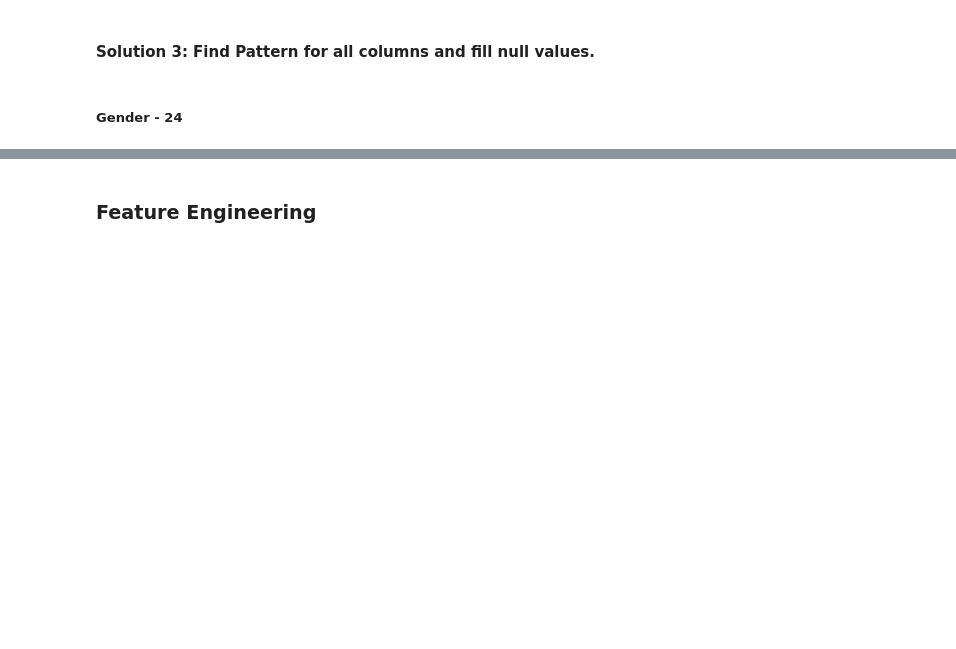
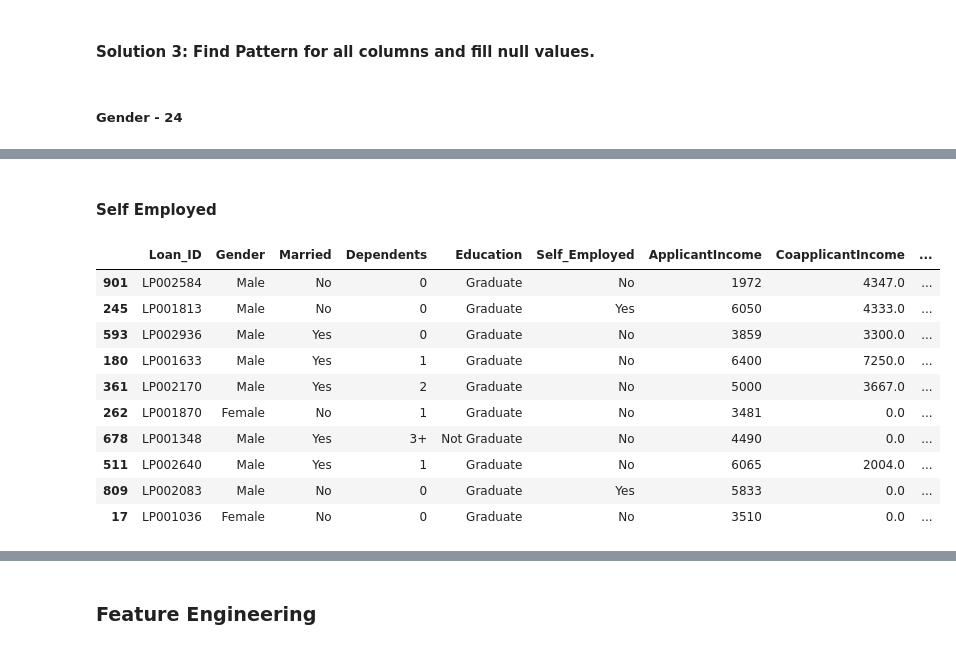
Before and after one commit to Dhruv-Chandra/Loan-Prediction, a Jupyter notebook: Loan_Prediction.ipynb, the cells around one changed output, grey strips where cells are left out. Saved outputs shown, nothing was run; the diff lists cells and outputs as text; code cells hidden in the pictures; blank space fills up the shorter version.

```diff
--- a/Loan_Prediction.ipynb
+++ b/Loan_Prediction.ipynb
@@ -636,0 +652,16 @@ bivariate(y = "Gender", rows = 4)
+# %% [markdown]
+#### Self Employed
+# %%
+combined.sample(10)
+# %% [output]
+|  | Loan_ID | Gender | Married | Dependents | Education | Self_Employed | ApplicantIncome | CoapplicantIncome | ... |
+| 901 | LP002584 | Male | No | 0 | Graduate | No | 1972 | 4347.0 | ... |
+| 245 | LP001813 | Male | No | 0 | Graduate | Yes | 6050 | 4333.0 | ... |
+| 593 | LP002936 | Male | Yes | 0 | Graduate | No | 3859 | 3300.0 | ... |
+| 180 | LP001633 | Male | Yes | 1 | Graduate | No | 6400 | 7250.0 | ... |
+| 361 | LP002170 | Male | Yes | 2 | Graduate | No | 5000 | 3667.0 | ... |
+| 262 | LP001870 | Female | No | 1 | Graduate | No | 3481 | 0.0 | ... |
+| 678 | LP001348 | Male | Yes | 3+ | Not Graduate | No | 4490 | 0.0 | ... |
+| 511 | LP002640 | Male | Yes | 1 | Graduate | No | 6065 | 2004.0 | ... |
+| 809 | LP002083 | Male | No | 0 | Graduate | Yes | 5833 | 0.0 | ... |
+| 17 | LP001036 | Female | No | 0 | Graduate | No | 3510 | 0.0 | ... |
```
Also changed, not shown: parts of 27 cells of this notebook.
